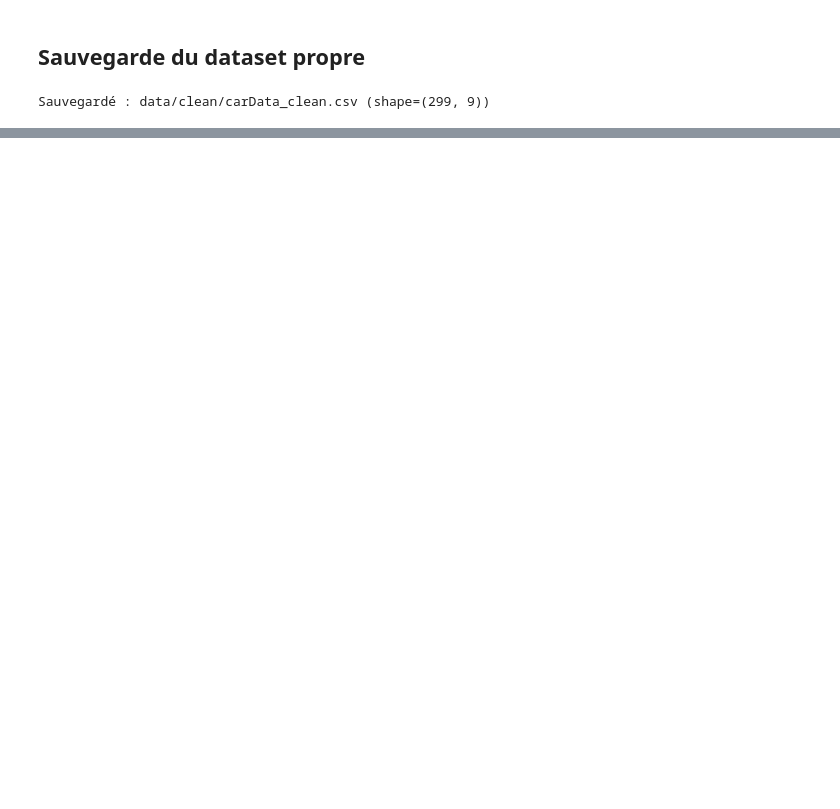
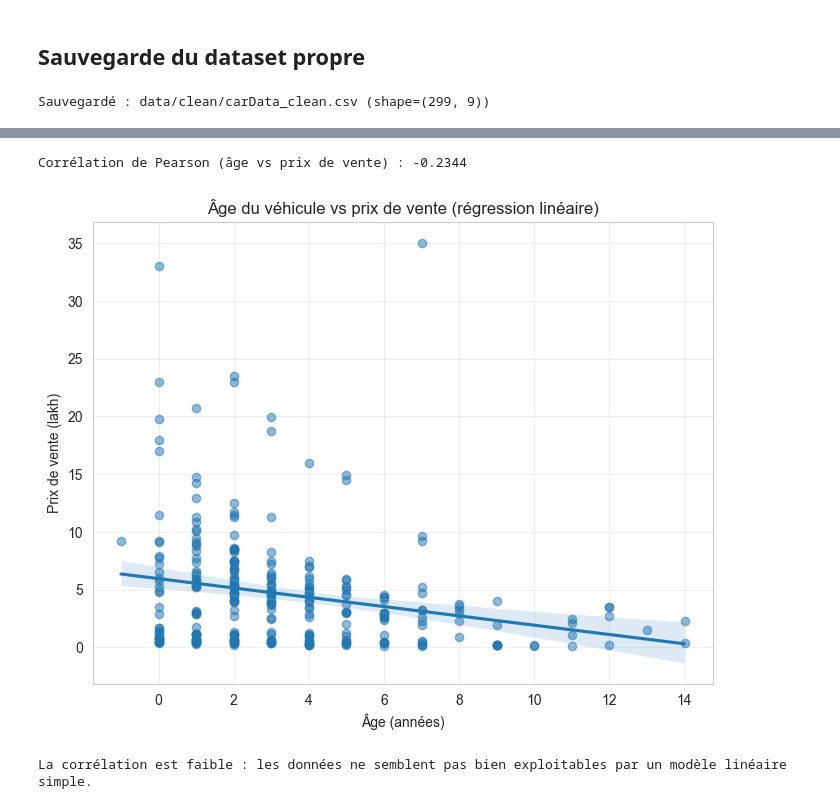
Before and after one commit to axel-achart/new-car, a Jupyter notebook: notebook.ipynb, the cells around one changed output, grey strips where cells are left out. Cells and saved outputs as stored; diff of their text form; code cells hidden in the pictures; blank space fills up the shorter version.

```diff
--- a/notebook.ipynb
+++ b/notebook.ipynb
@@ -95,0 +203,26 @@ Sauvegardé : data/clean/carData_clean.csv (shape=(299, 9))
+# %%
+# calculer l'âge du véhicule (année courante supposée 2017 ici)
+df_clean['Age'] = 2017 - df_clean['Year']
+
+# corrélation de Pearson
+corr_age_price = df_clean[['Age','Selling_Price']].corr().loc['Age','Selling_Price']
+print(f"Corrélation de Pearson (âge vs prix de vente) : {corr_age_price:.4f}")
+
+# nuage de points et droite de régression
+plt.figure(figsize=(8,6))
+sns.regplot(x='Age', y='Selling_Price', data=df_clean, scatter_kws={'alpha':0.5})
+plt.title('Âge du véhicule vs prix de vente (régression linéaire)')
+plt.xlabel('Âge (années)')
+plt.ylabel('Prix de vente (lakh)')
+plt.grid(alpha=0.3)
+plt.show()
+
+# commentaire sur l'adéquation
+if abs(corr_age_price) < 0.3:
+    print("La corrélation est faible : les données ne semblent pas bien exploitables par un modèle linéaire simple.")
+else:
+    print("La corrélation est modérée à forte, une régression linéaire peut être envisagée comme première approche.")
+# %% [output]
+Corrélation de Pearson (âge vs prix de vente) : -0.2344
+[figure, added]
+La corrélation est faible : les données ne semblent pas bien exploitables par un modèle linéaire simple.
```
Also changed, not shown: parts of 15 cells of this notebook.
